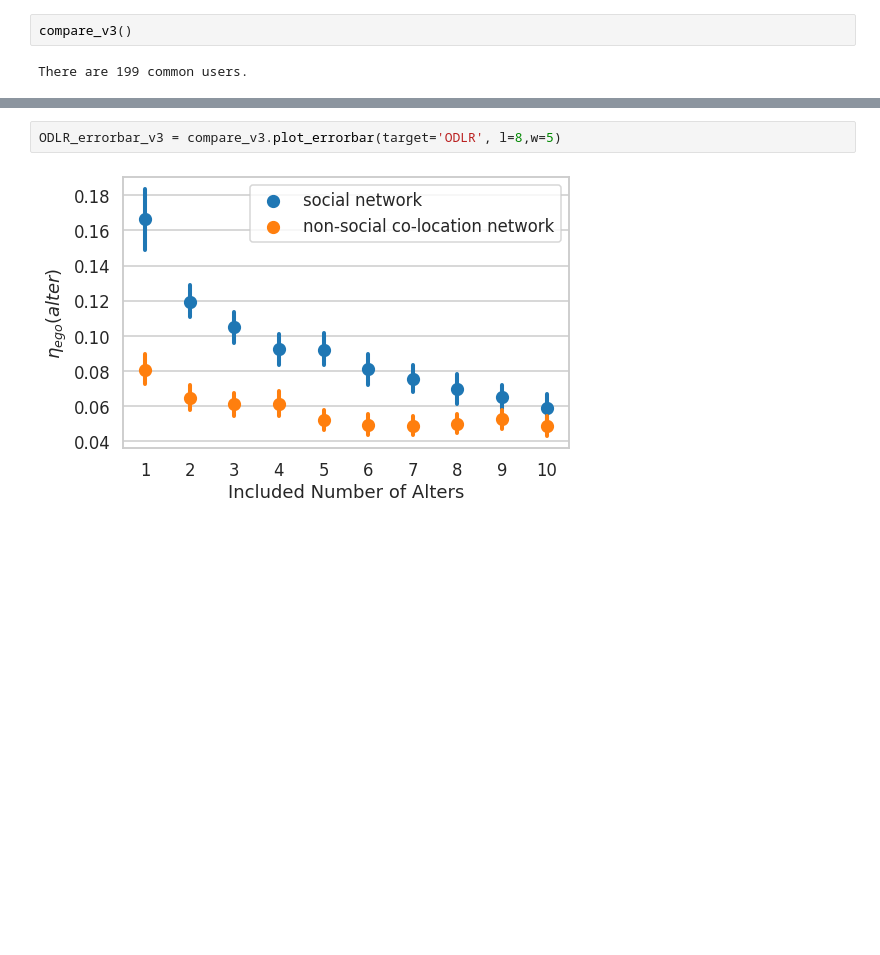
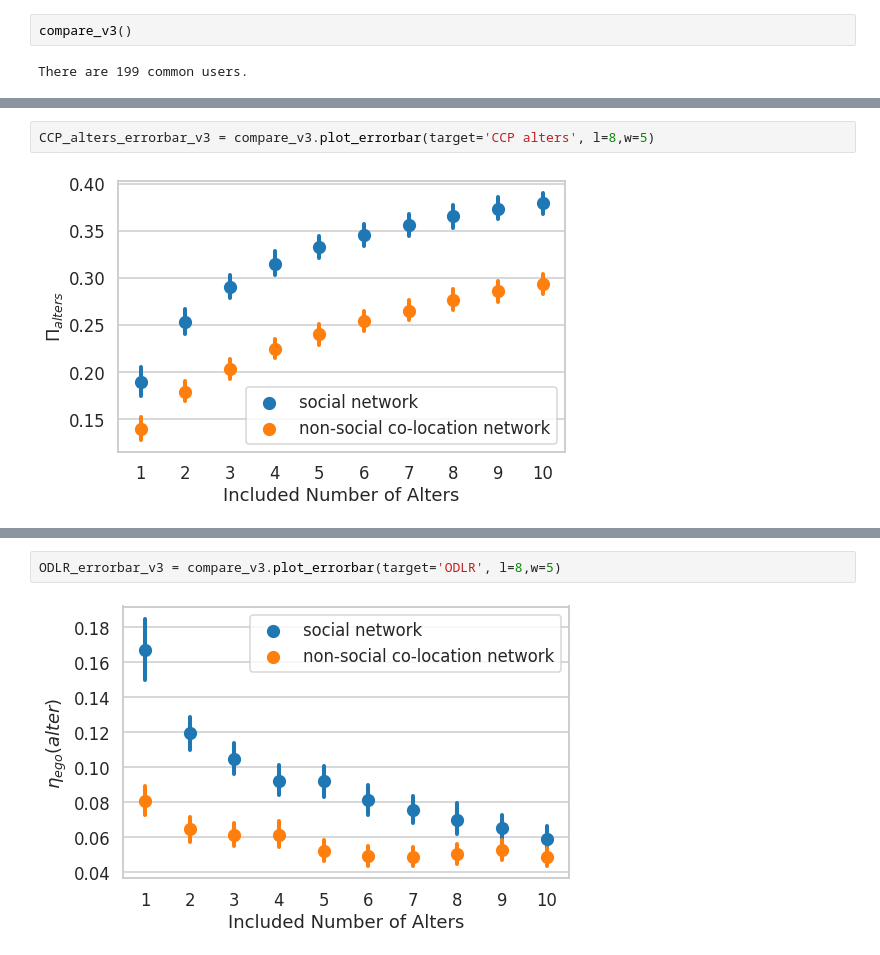
Before and after one commit to Magica-Chen/co-locationship, a Jupyter notebook: example/example_weeplaces.ipynb, the cells around one changed output, grey strips where cells are left out. Saved outputs shown, nothing was run; the diff lists cells and outputs as text; blank space fills up the shorter version.

```diff
--- a/example/example_weeplaces.ipynb
+++ b/example/example_weeplaces.ipynb
@@ -236,2 +238,6 @@ RCCP_ego_alters_errorbar_v3 = compare_v3.plot_errorbar(target='ego+alters', l=8,
 # %% [output]
 [figure]
+# %%
+CCP_alters_errorbar_v3 = compare_v3.plot_errorbar(target='CCP alters', l=8,w=5)
+# %% [output]
+[figure, added]
```
Also changed, not shown: parts of 7 cells of this notebook.
